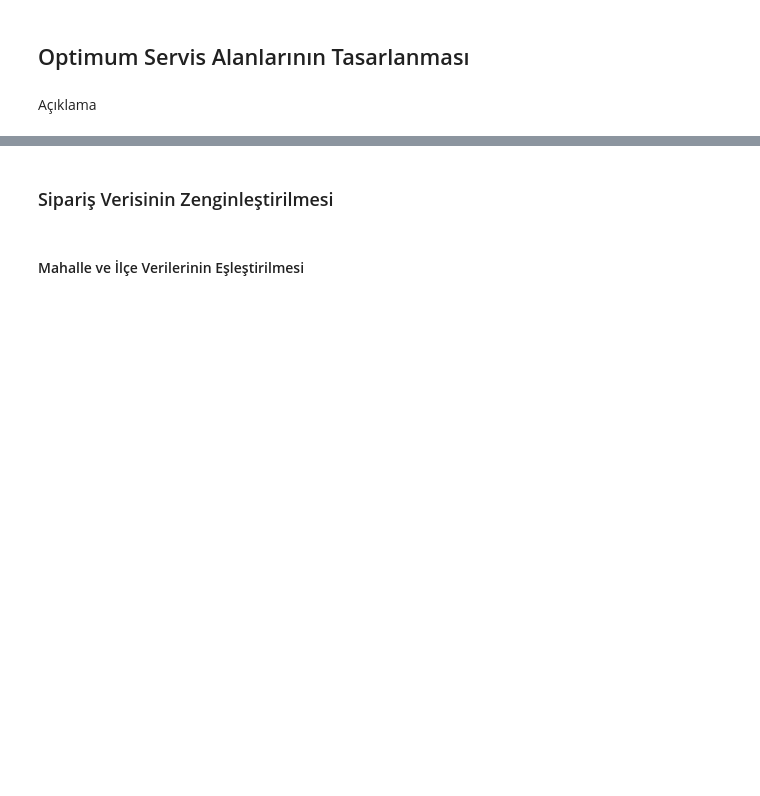
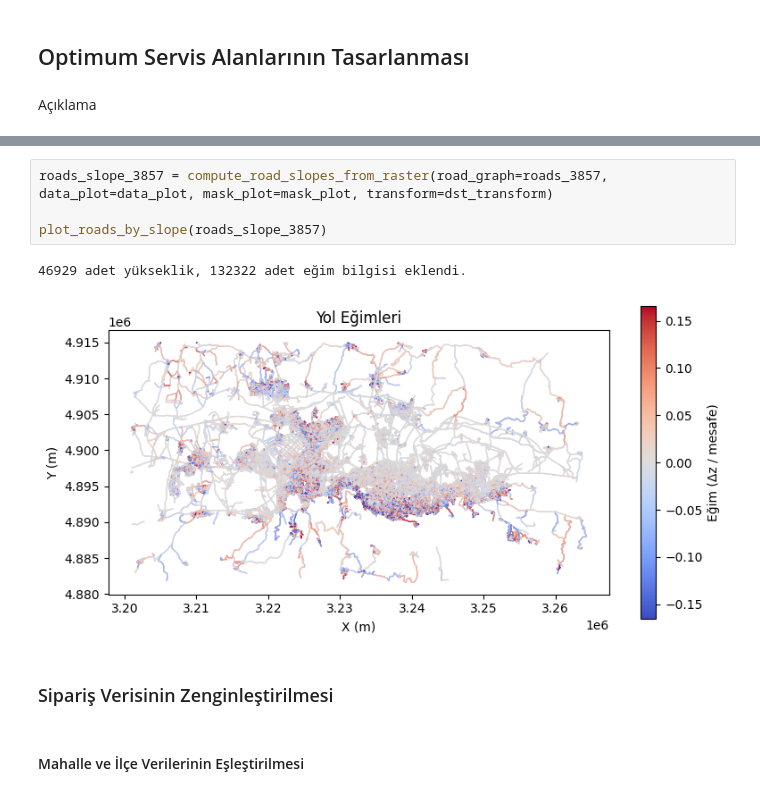
Before and after one commit to mertturunc/purple-case, a Jupyter notebook: notebooks/orders_service_area.ipynb, the cells around one changed output, grey strips where cells are left out. Cells and saved outputs as stored; diff of their text form; blank space fills up the shorter version.

```diff
--- a/notebooks/orders_service_area.ipynb
+++ b/notebooks/orders_service_area.ipynb
@@ -706,3 +793,10 @@ Açıklama
+# %%
+roads_slope_3857 = compute_road_slopes_from_raster(road_graph=roads_3857, data_plot=data_plot, mask_plot=mask_plot, transform=dst_transform)
+
+plot_roads_by_slope(roads_slope_3857)
+# %% [output]
+46929 adet yükseklik, 132322 adet eğim bilgisi eklendi.
+[figure, added]
 # %% [markdown]
 ### Sipariş Verisinin Zenginleştirilmesi
 # %% [markdown]
```
Also changed, not shown: parts of 6 cells of this notebook.
